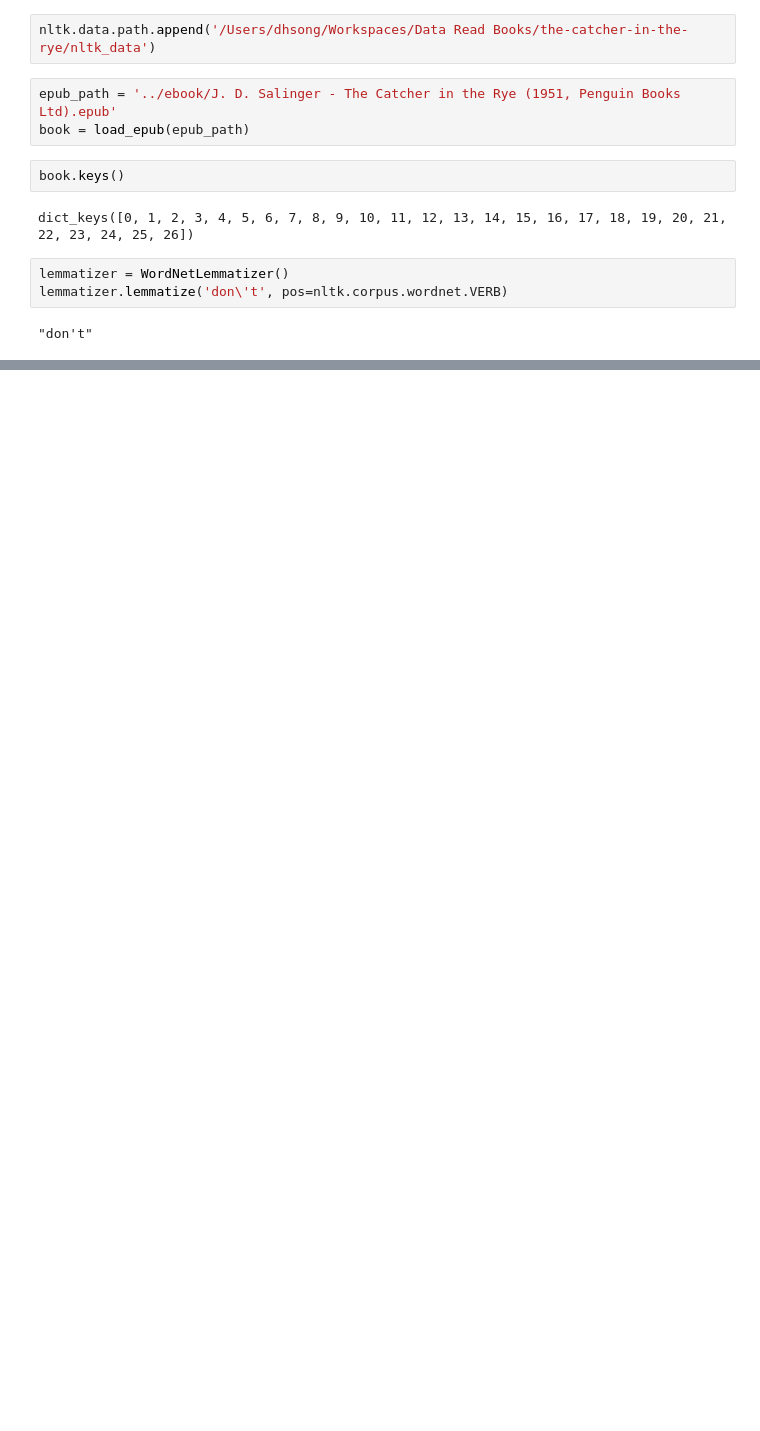
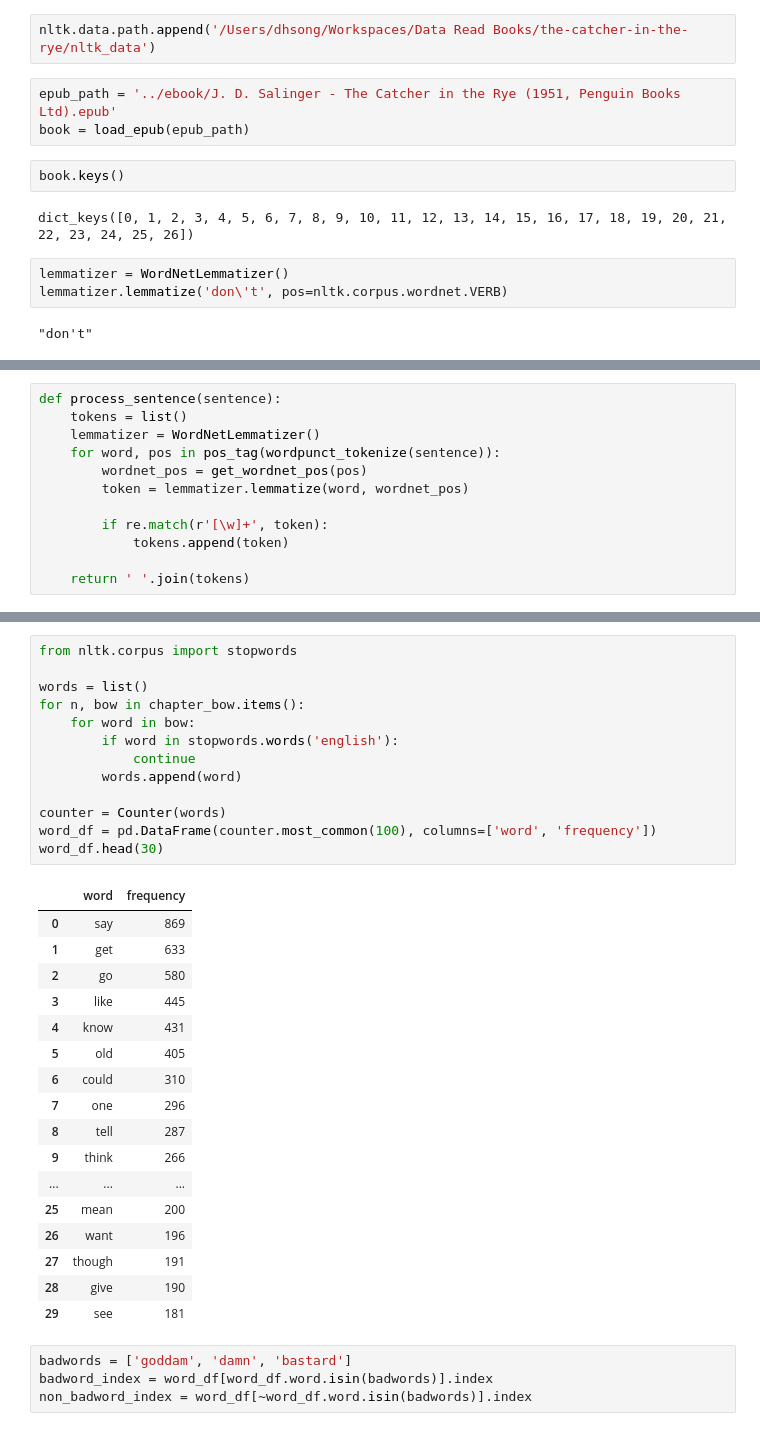
Before and after one commit to dhsong95/the-catcher-in-the-rye, a Jupyter notebook: notebooks/The Catehr in the Rye.ipynb, the cells around one changed output, grey strips where cells are left out. Drawn from its saved outputs; the diff is of its cells as text; blank space fills up the shorter version.

```diff
--- a/notebooks/The Catehr in the Rye.ipynb
+++ b/notebooks/The Catehr in the Rye.ipynb
@@ -308,0 +254,12 @@ sorted(apostrophe_counter.items(), key=lambda x: x[1], reverse=True)
+# %%
+def process_sentence(sentence):
+    tokens = list()
+    lemmatizer = WordNetLemmatizer()
+    for word, pos in pos_tag(wordpunct_tokenize(sentence)):
+        wordnet_pos = get_wordnet_pos(pos)
+        token = lemmatizer.lemmatize(word, wordnet_pos)
+
+        if re.match(r'[\w]+', token):
+            tokens.append(token)
+
+    return ' '.join(tokens)
@@ -308,0 +346,35 @@ sorted(apostrophe_counter.items(), key=lambda x: x[1], reverse=True)
+# %%
+from nltk.corpus import stopwords
+
+words = list()
+for n, bow in chapter_bow.items():
+    for word in bow:
+        if word in stopwords.words('english'):
+            continue
+        words.append(word)
+
+counter = Counter(words)
+word_df = pd.DataFrame(counter.most_common(100), columns=['word', 'frequency'])
+word_df.head(30)
+# %% [output]
+|  | word | frequency |
+| 0 | say | 869 |
+| 1 | get | 633 |
+| 2 | go | 580 |
+| 3 | like | 445 |
+| 4 | know | 431 |
+| 5 | old | 405 |
+| 6 | could | 310 |
+| 7 | one | 296 |
+| 8 | tell | 287 |
+| 9 | think | 266 |
+| ... | ... | ... |
+| 25 | mean | 200 |
+| 26 | want | 196 |
+| 27 | though | 191 |
+| 28 | give | 190 |
+| 29 | see | 181 |
+# %%
+badwords = ['goddam', 'damn', 'bastard']
+badword_index = word_df[word_df.word.isin(badwords)].index
+non_badword_index = word_df[~word_df.word.isin(badwords)].index
```
Also changed, not shown: parts of 12 cells of this notebook, 1 other file.
